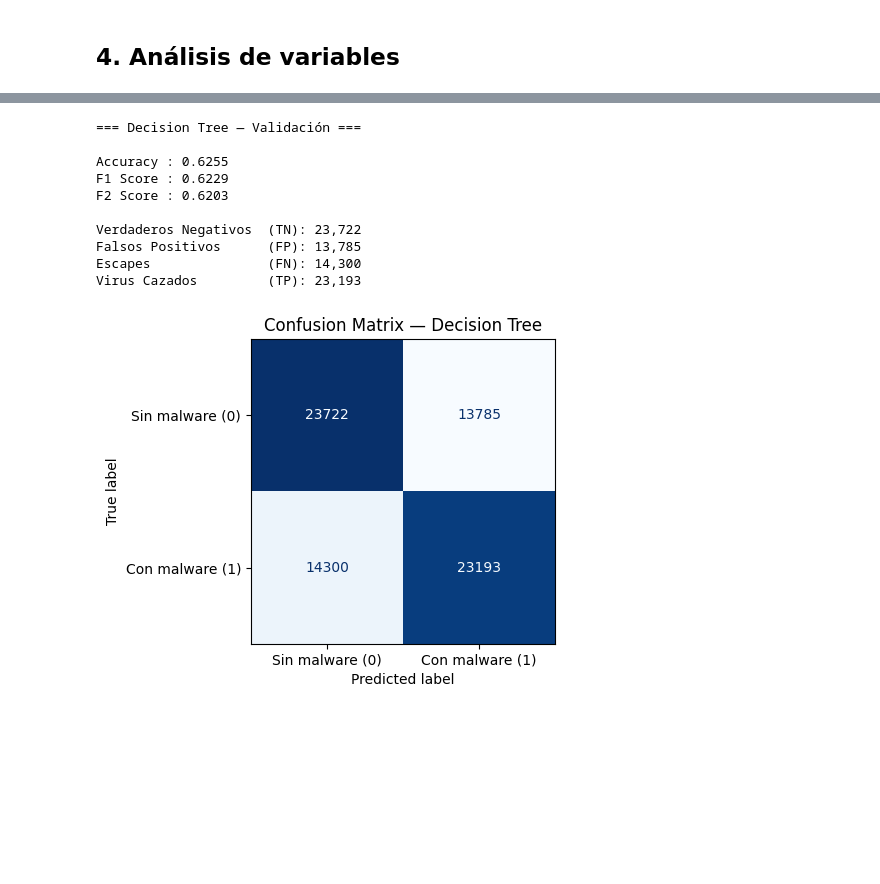
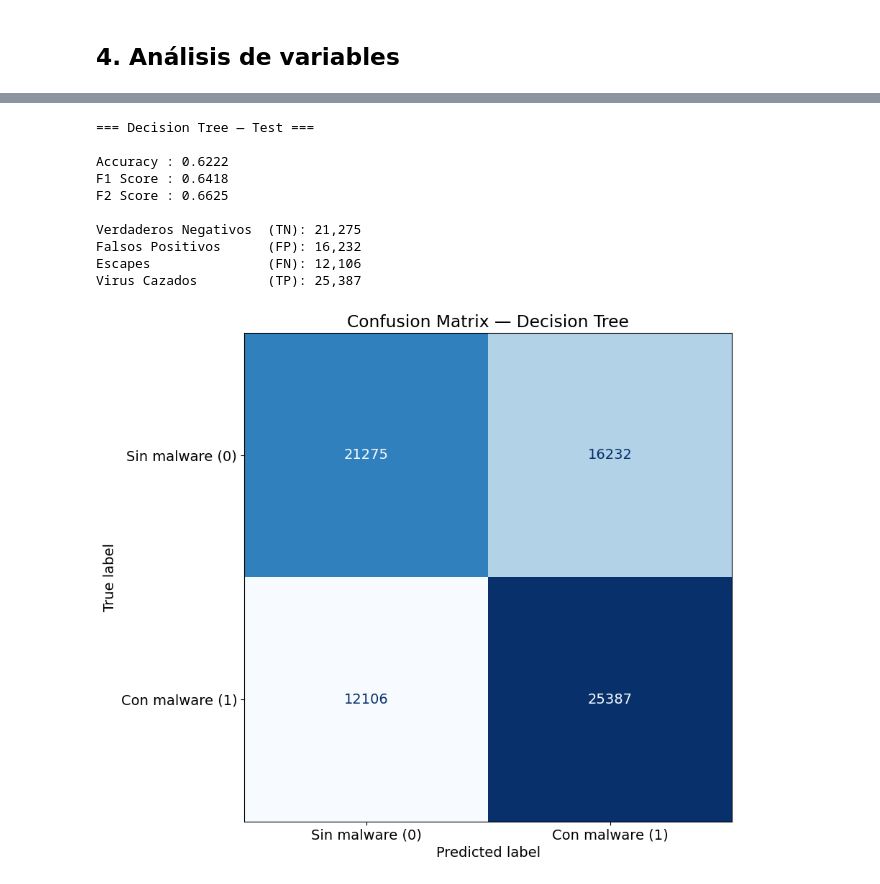
Before and after one commit to Ehunankakoa/nuclio-datascience_AI, a Jupyter notebook: Entregable_2/Entregable_2_v2_grupo4_dtBest_pending.ipynb, the cells around one changed output, grey strips where cells are left out. Saved outputs shown, nothing was run; the diff lists cells and outputs as text; code cells hidden in the pictures; blank space fills up the shorter version.

```diff
--- a/Entregable_2/Entregable_2_v2_grupo4_dtBest_pending.ipynb
+++ b/Entregable_2/Entregable_2_v2_grupo4_dtBest_pending.ipynb
@@ -1051,6 +1074,4 @@ plt.show()
 # %%
-from sklearn.base import BaseEstimator, TransformerMixin
-
 class RareCategoryGrouper(BaseEstimator, TransformerMixin):
 
     def __init__(self, min_freq=0.01):
@@ -1090,6 +1111,9 @@ class RareCategoryGrouper(BaseEstimator, TransformerMixin):
 
         return X_trans
 
+    def get_feature_names_out(self, input_features=None):
+        return input_features
+
 class FrequencyEncoder(BaseEstimator, TransformerMixin):
     def __init__(self):
         pass
@@ -1116,3 +1140,6 @@ class FrequencyEncoder(BaseEstimator, TransformerMixin):
                 continue  # skip columns not fitted
             X_trans[col] = X_trans[col].map(freq_map).fillna(0)
         return X_trans
+
+    def get_feature_names_out(self, input_features=None):
+        return input_features
@@ -1151,6 +1167,8 @@ numeric_pipeline = ColumnTransformer([
 ])
 # %%
 low_cardinality_pipeline = Pipeline([
+
+    ("to_string", ToStringTransformer()),
 
     ("imputer", SimpleImputer(strategy="constant", fill_value="Missing")),
 
@@ -1160,6 +1178,8 @@ low_cardinality_pipeline = Pipeline([
 ])
 # %%
 high_cardinality_pipeline = Pipeline([
+
+    ("to_string", ToStringTransformer()),
 
     ("imputer", SimpleImputer(strategy="constant", fill_value="Missing")),
 
@@ -1234,2 +1201,0 @@ inspector1.numeric_summary()
-# %%
-preprocessor.fit_transform(X_train)
@@ -1272,41 +1242,41 @@ Pipeline(steps=[('preprocessing',
 # %%
 from sklearn.metrics import confusion_matrix, accuracy_score, f1_score, fbeta_score, ConfusionMatrixDisplay
 
 y_pred = DecisionTree_pipe.predict(X_test)
 
 acc_dt = accuracy_score(y_test, y_pred)
 f1_dt  = f1_score(y_test, y_pred)
 f2_dt = fbeta_score(y_test, y_pred, beta=2) # Beta=2 para darle más peso a los falsos negativos
 cm_dt  = confusion_matrix(y_test, y_pred)
 
 
-print("=== Decision Tree — Validación ===\n")
+print("=== Decision Tree — Test ===\n")
 print(f"Accuracy : {acc_dt:.4f}")
 print(f"F1 Score : {f1_dt:.4f}")
 print(f"F2 Score : {f2_dt:.4f}")
 
 print(f"\nVerdaderos Negativos  (TN): {cm_dt[0,0]:,}")
 print(f"Falsos Positivos      (FP): {cm_dt[0,1]:,}")
 print(f"Escapes               (FN): {cm_dt[1,0]:,}")
 print(f"Virus Cazados         (TP): {cm_dt[1,1]:,}")
 
-fig, ax = plt.subplots(figsize=(5, 4))
+fig, ax = plt.subplots(figsize=(14, 8))
 ConfusionMatrixDisplay(confusion_matrix=cm_dt, display_labels=['Sin malware (0)', 'Con malware (1)']).plot(ax=ax, colorbar=False, cmap='Blues')
 ax.set_title('Confusion Matrix — Decision Tree')
 plt.tight_layout()
 plt.show()
 # %% [output]
-=== Decision Tree — Validación ===
+=== Decision Tree — Test ===
 
-Accuracy : 0.6255
-F1 Score : 0.6229
-F2 Score : 0.6203
+Accuracy : 0.6222
+F1 Score : 0.6418
+F2 Score : 0.6625
 
-Verdaderos Negativos  (TN): 23,722
-Falsos Positivos      (FP): 13,785
-Escapes               (FN): 14,300
-Virus Cazados         (TP): 23,193
+Verdaderos Negativos  (TN): 21,275
+Falsos Positivos      (FP): 16,232
+Escapes               (FN): 12,106
+Virus Cazados         (TP): 25,387
-[figure, old version]
+[figure, new version]
 # %%
 
 # Feature importance del Decision Tree tuneado
```
Also changed, not shown: parts of 136 cells of this notebook, 1 other file.
